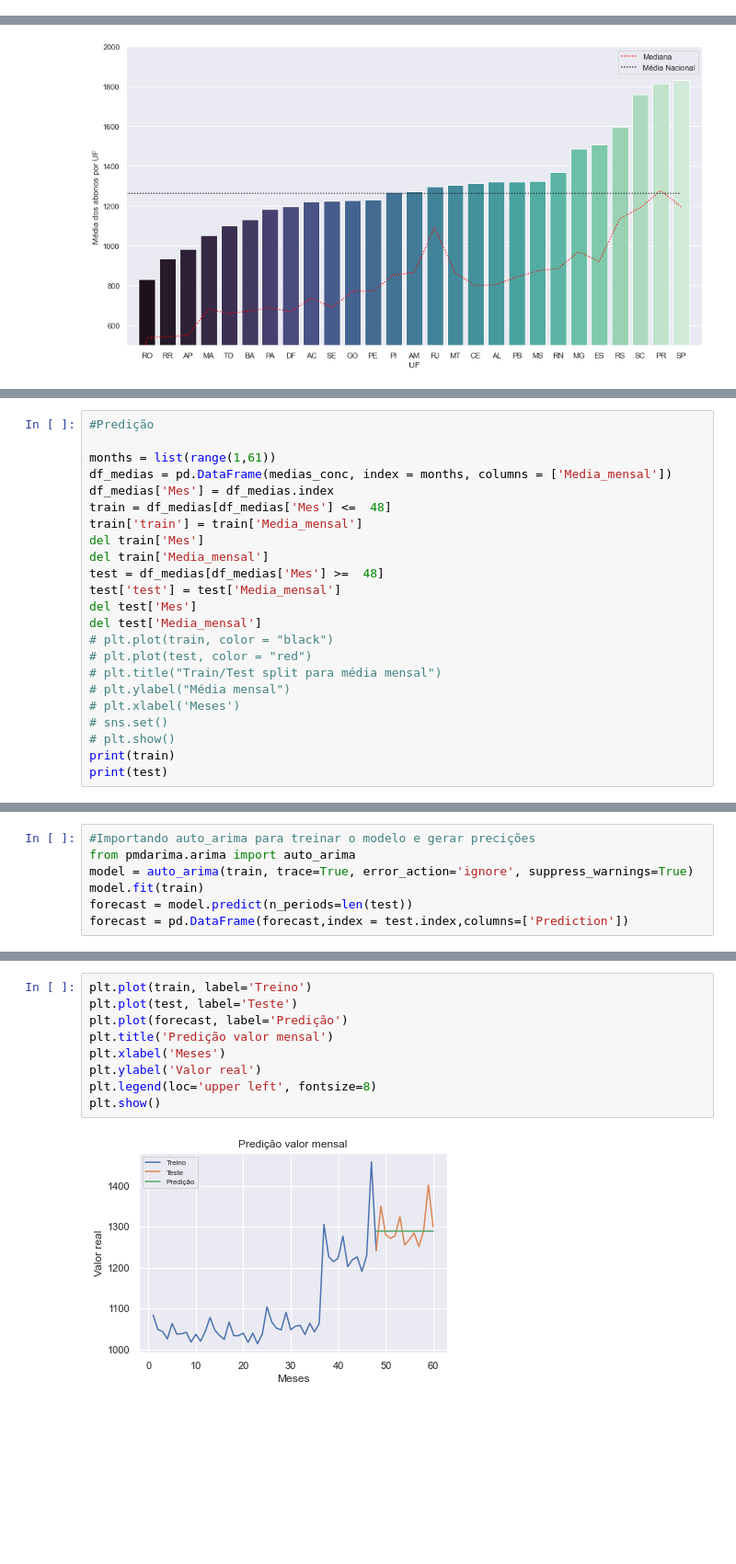
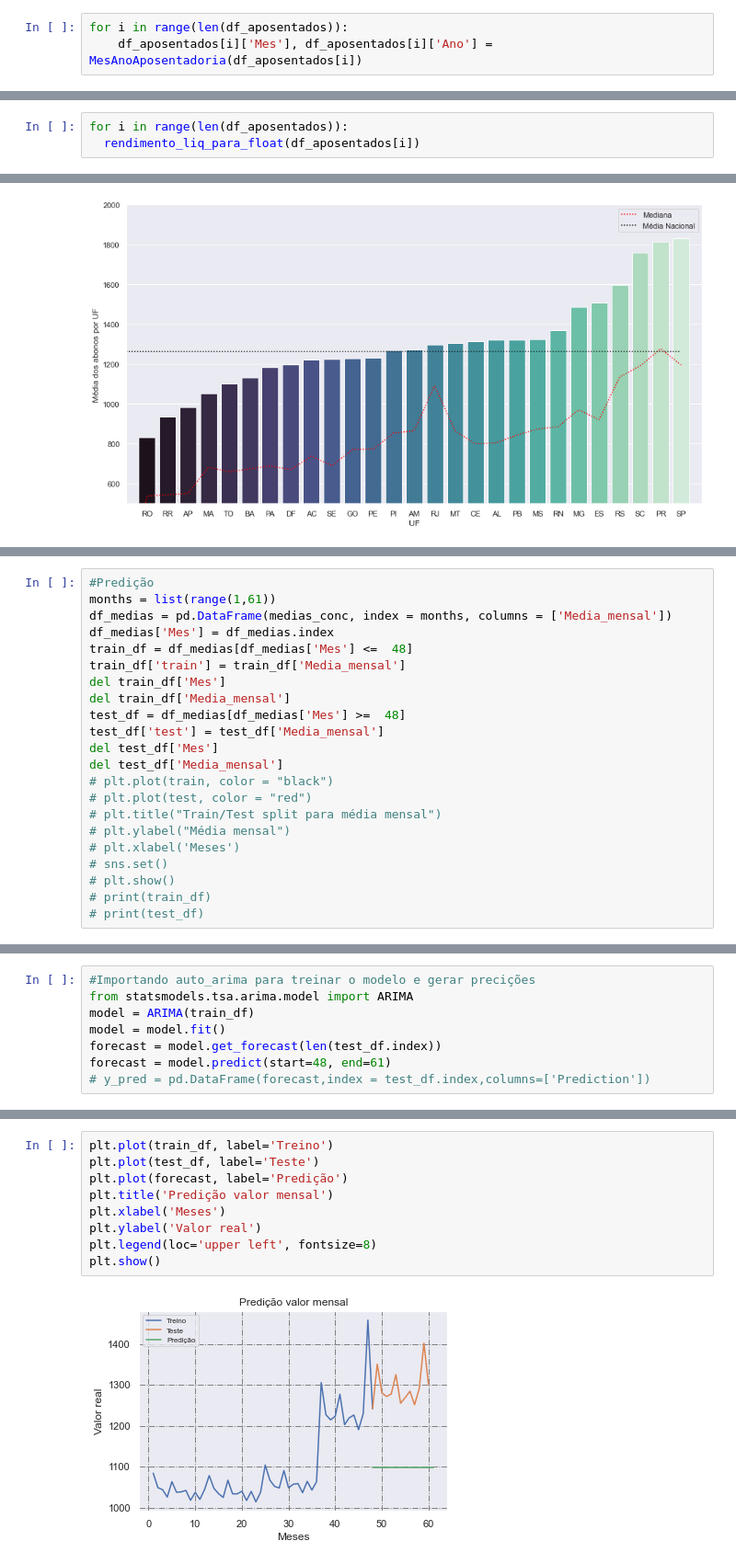
Before and after one commit to ghastcmd/data-science-project, a Jupyter notebook: Projeto.ipynb, the cells around one changed output, grey strips where cells are left out. Shown at 92% size. Cells and saved outputs as stored; diff of their text form; blank space fills up the shorter version.

```diff
--- a/Projeto.ipynb
+++ b/Projeto.ipynb
@@ -25 +40,4 @@ df_ap.head()
+# %%
+for i in range(len(df_aposentados)):
+    df_aposentados[i]['Mes'], df_aposentados[i]['Ano'] = MesAnoAposentadoria(df_aposentados[i])
 # %%
@@ -36,0 +47,3 @@ Name: Rendimento_liq, dtype: float64
+# %%
+for i in range(len(df_aposentados)):
+  rendimento_liq_para_float(df_aposentados[i])
@@ -271,18 +403,17 @@ Decomposição de tendências de 2017 a 2021
 [figure]
 # %%
 #Predição
-
 months = list(range(1,61))
 df_medias = pd.DataFrame(medias_conc, index = months, columns = ['Media_mensal'])
 df_medias['Mes'] = df_medias.index
-train = df_medias[df_medias['Mes'] <=  48]
-train['train'] = train['Media_mensal']
-del train['Mes']
-del train['Media_mensal']
-test = df_medias[df_medias['Mes'] >=  48]
-test['test'] = test['Media_mensal']
-del test['Mes']
-del test['Media_mensal']
+train_df = df_medias[df_medias['Mes'] <=  48]
+train_df['train'] = train_df['Media_mensal']
+del train_df['Mes']
+del train_df['Media_mensal']
+test_df = df_medias[df_medias['Mes'] >=  48]
+test_df['test'] = test_df['Media_mensal']
+del test_df['Mes']
+del test_df['Media_mensal']
 # plt.plot(train, color = "black")
 # plt.plot(test, color = "red")
 # plt.title("Train/Test split para média mensal")
@@ -290,6 +421,6 @@ del test['Media_mensal']
 # plt.xlabel('Meses')
 # sns.set()
 # plt.show()
-print(train)
-print(test)
+# print(train_df)
+# print(test_df)
 # %% [output]
@@ -323,7 +437,8 @@ See the caveats in the documentation: https://pandas.pydata.org/pandas-docs/stab
 # %%
 #Importando auto_arima para treinar o modelo e gerar precições
-from pmdarima.arima import auto_arima
-model = auto_arima(train, trace=True, error_action='ignore', suppress_warnings=True)
-model.fit(train)
-forecast = model.predict(n_periods=len(test))
-forecast = pd.DataFrame(forecast,index = test.index,columns=['Prediction'])
+from statsmodels.tsa.arima.model import ARIMA
+model = ARIMA(train_df)
+model = model.fit()
+forecast = model.get_forecast(len(test_df.index))
+forecast = model.predict(start=48, end=61)
+# y_pred = pd.DataFrame(forecast,index = test_df.index,columns=['Prediction'])
@@ -348,14 +463,14 @@ Total fit time: 0.848 seconds
 # %%
-plt.plot(train, label='Treino')
-plt.plot(test, label='Teste')
+plt.plot(train_df, label='Treino')
+plt.plot(test_df, label='Teste')
 plt.plot(forecast, label='Predição')
 plt.title('Predição valor mensal')
 plt.xlabel('Meses')
 plt.ylabel('Valor real')
 plt.legend(loc='upper left', fontsize=8)
 plt.show()
 # %% [output]
-[figure, old version]
+[figure, new version]
 # %%
 from math import sqrt
 from sklearn.metrics import mean_squared_error
```
Also changed, not shown: parts of 16 cells of this notebook, 24 other files.
